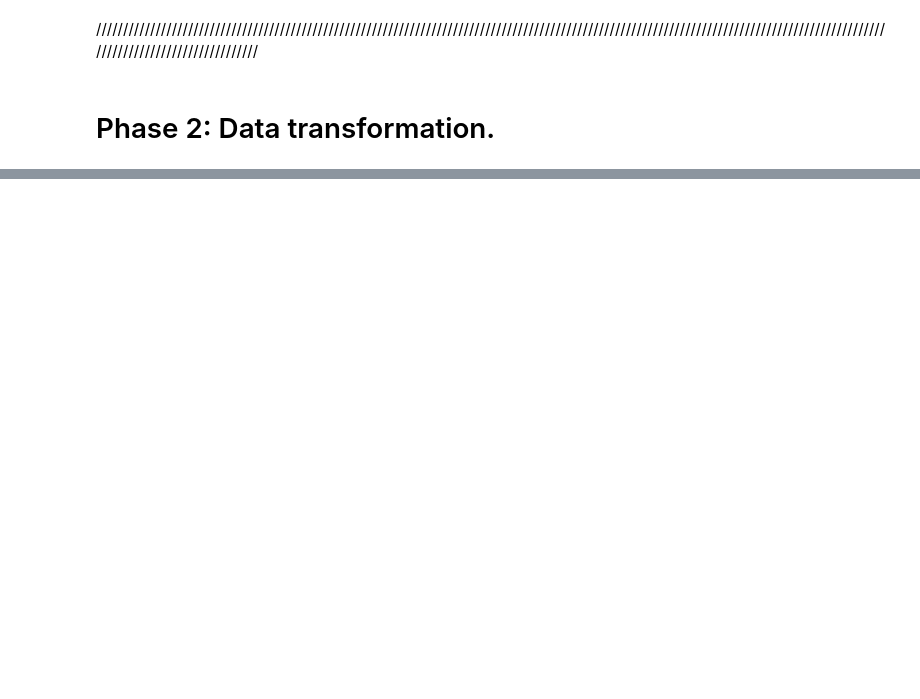
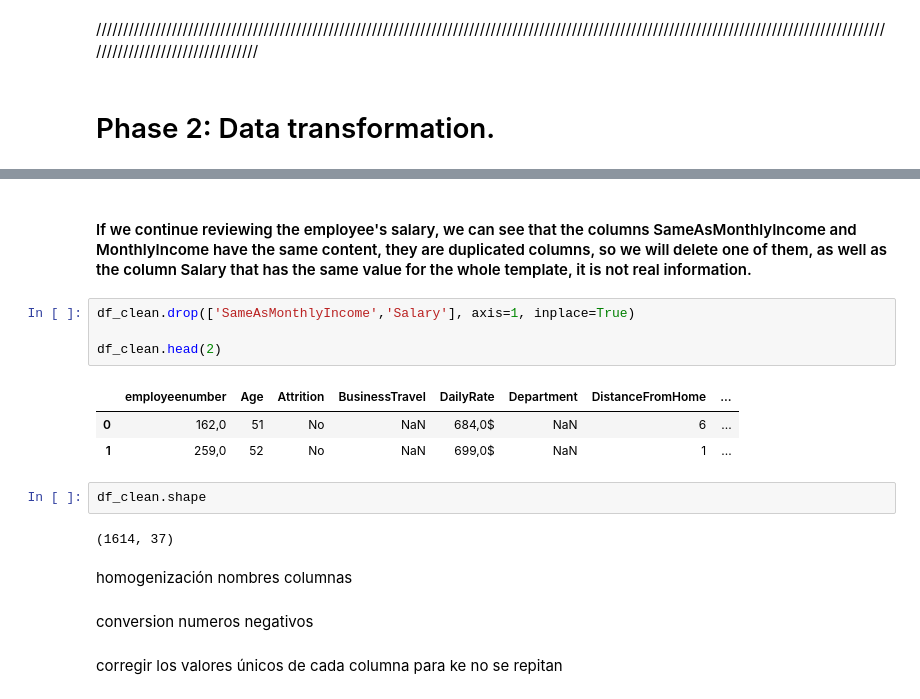
Before and after one commit to Adalab/proyecto-da-promo-b-modulo-3-team-1, a Jupyter notebook: EDA.ipynb, the cells around one changed output, grey strips where cells are left out. Drawn from its saved outputs; the diff is of its cells as text; blank space fills up the shorter version.

```diff
--- a/EDA.ipynb
+++ b/EDA.ipynb
@@ -318,0 +353,20 @@ df_duplicated_employees
+# %% [markdown]
+#### If we continue reviewing the employee's salary, we can see that the columns SameAsMonthlyIncome and MonthlyIncome have the same content, they are duplicated columns, so we will delete one of them, as well as the column Salary that has the same value for the whole template, it is not real information.
+# %%
+df_clean.drop(['SameAsMonthlyIncome','Salary'], axis=1, inplace=True)
+
+df_clean.head(2)
+# %% [output]
+|  | employeenumber | Age | Attrition | BusinessTravel | DailyRate | Department | DistanceFromHome | ... |
+| 0 | 162,0 | 51 | No | NaN | 684,0$ | NaN | 6 | ... |
+| 1 | 259,0 | 52 | No | NaN | 699,0$ | NaN | 1 | ... |
+# %%
+df_clean.shape
+# %% [output]
+(1614, 37)
+# %% [markdown]
+homogenización nombres columnas
+# %% [markdown]
+conversion numeros negativos
+# %% [markdown]
+corregir los valores únicos de cada columna para ke no se repitan
```
Also changed, not shown: parts of 8 cells of this notebook.
